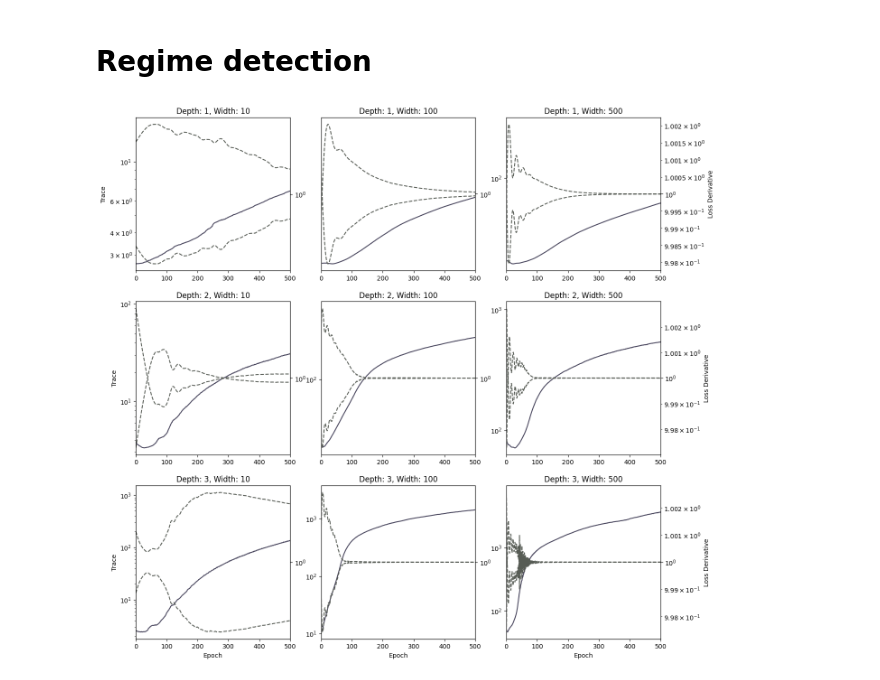
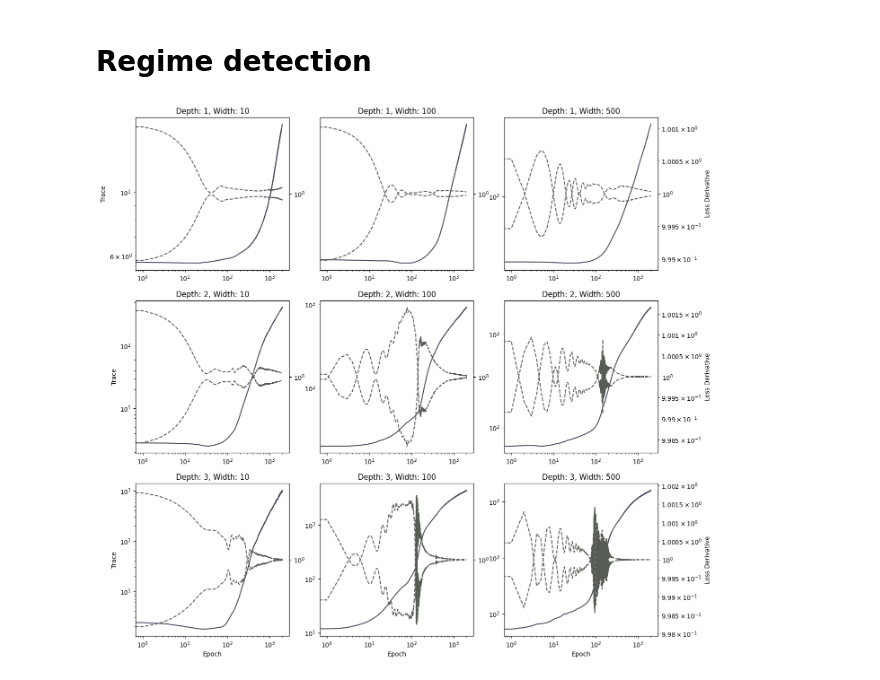
Before and after one commit to SamTov/projects, a Jupyter notebook: theoml-lab/learning-regimes/architecture/plotting.ipynb, the cells around one changed output. Saved outputs shown, nothing was run; the diff lists cells and outputs as text; code cells hidden in the pictures.

```diff
--- a/theoml-lab/learning-regimes/architecture/plotting.ipynb
+++ b/theoml-lab/learning-regimes/architecture/plotting.ipynb
@@ -17,10 +23,13 @@ class Measurement:
     loss_derivatives: np.ndarray
     class_entropy: dict
 # %%
-results = np.load("experiment-analysis.npy", allow_pickle=True)
+circle_results = np.load("circle/experiment-analysis.npy", allow_pickle=True)
+linear_boundary_results = np.load("linear-boundary/experiment-analysis.npy", allow_pickle=True)
+# linear_model_results = np.load("linear-model/experiment-analysis.npy", allow_pickle=True)
 # %% [markdown]
 # Regime detection
 # %%
+results = circle_results
 fig, ax = plt.subplots(3, 3, figsize=(15, 15))
 
 titles = [10, 100, 500]
@@ -42,36 +51,38 @@ for j, depth in enumerate([1, 2, 3]):
             ls=linestyles[0],
             color=colours[0]
         )
         y1_ax.set_yscale("log")
 
         y2_ax.plot(
             item[0].loss_derivatives.mean(axis=1) + 1.0,
             ls=linestyles[1],
             color=colours[1]
         )
         y2_ax.set_yscale("log")
+        y2_ax.set_xscale("log")
 
-        y1_ax.set_xlim(0, 500)
+
+        # y1_ax.set_xlim(0, 500)
 
         if j == 2:
             y1_ax.set_xlabel("Epoch")
 
         if i == 0:
             y1_ax.set_ylabel("Trace")
         else:
             y1_ax.set_yticks([], minor=True)
         if i == 2:
             y2_ax.set_ylabel("Loss Derivative")
         else:
             y2_ax.set_yticks([], minor=True)
 
         y1_ax.set_title(f"Depth: {depth}, Width: {titles[i]}")
 
 
-# plt.savefig("trace-ld-short.png", dpi=600)
+plt.savefig("circle/trace-ld.pdf", dpi=600)
 plt.show()
 # %% [output]
-[figure, old version]
+[figure, new version]
 # %%
 fig, ax = plt.subplots(3, 3, figsize=(15, 15))
 
```
Also changed, not shown: parts of 8 cells of this notebook, 8 other files.
